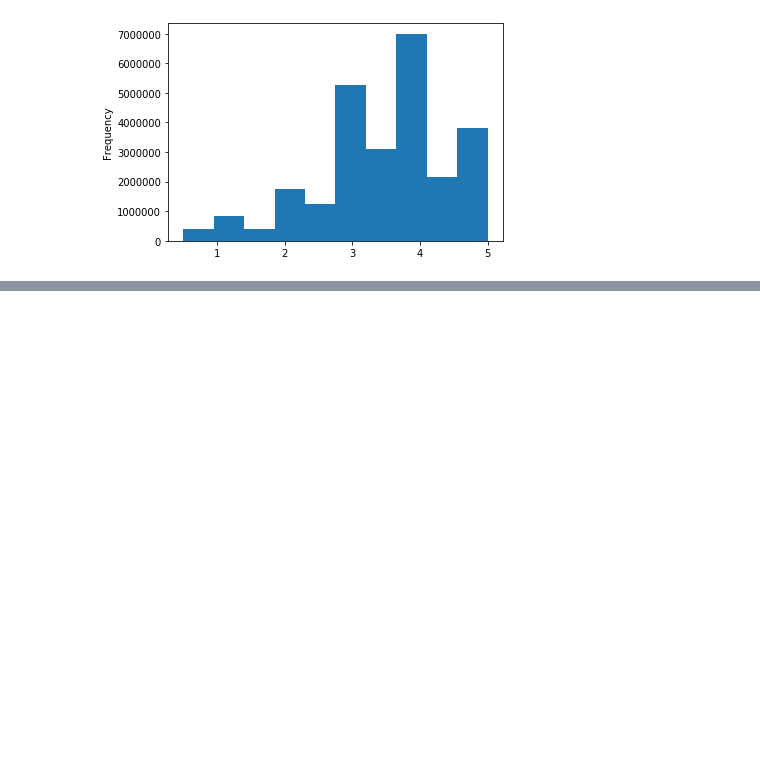
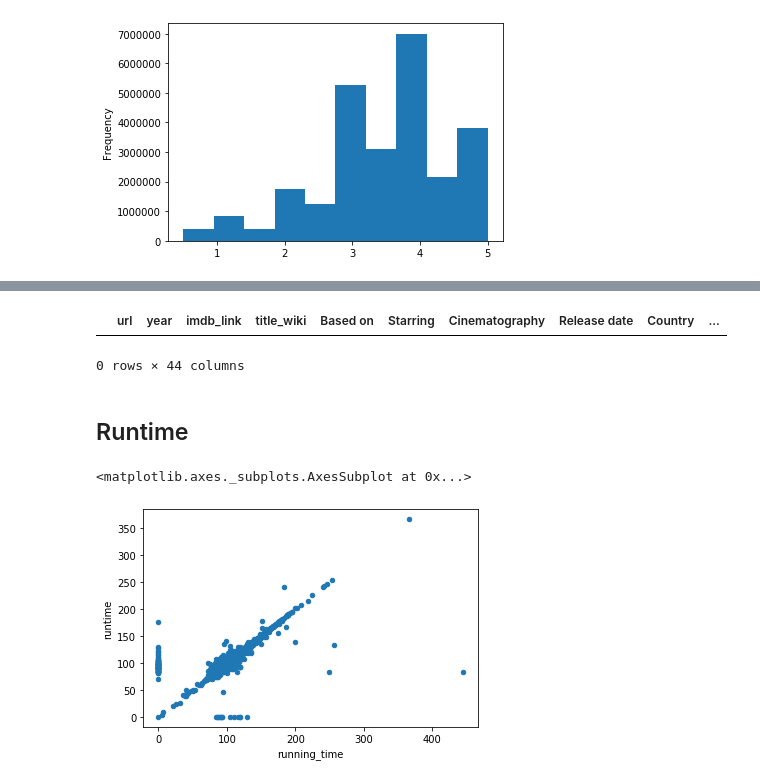
Before and after one commit to Jtranod98/Movies-ETL, a Jupyter notebook: Wiki.ipynb, the cells around one changed output, grey strips where cells are left out. Cells and saved outputs as stored; diff of their text form; code cells hidden in the pictures; blank space fills up the shorter version.

Commit message:
Modify Wiki to add merge wiki and kaggle data.

```diff
--- a/Wiki.ipynb
+++ b/Wiki.ipynb
@@ -1043,0 +1046,2 @@ Name: rating, dtype: float64
+# %%
+movies_df = pd.merge(wiki_movies_df, kaggle_metadata, on='imdb_id', suffixes=['_wiki','_kaggle'])
@@ -1043,0 +1084,15 @@ Name: rating, dtype: float64
+# %%
+# confirm there aren't any missing titles in the Kaggle data with the following code:
+# Show any rows where title_kaggle is empty
+movies_df[(movies_df['title_kaggle'] == '') | (movies_df['title_kaggle'].isnull())]
+# %% [output]
+|  | url | year | imdb_link | title_wiki | Based on | Starring | Cinematography | Release date | Country | ... |
+0 rows × 44 columns
+# %% [markdown]
+## Runtime
+# %%
+# The following code will fill in missing values with zero and make the scatter plot:
+movies_df.fillna(0).plot(x='running_time', y='runtime', kind='scatter')
+# %% [output]
+<matplotlib.axes._subplots.AxesSubplot at 0x...>
+[figure, added]
```
Also changed, not shown: parts of 32 cells of this notebook.
